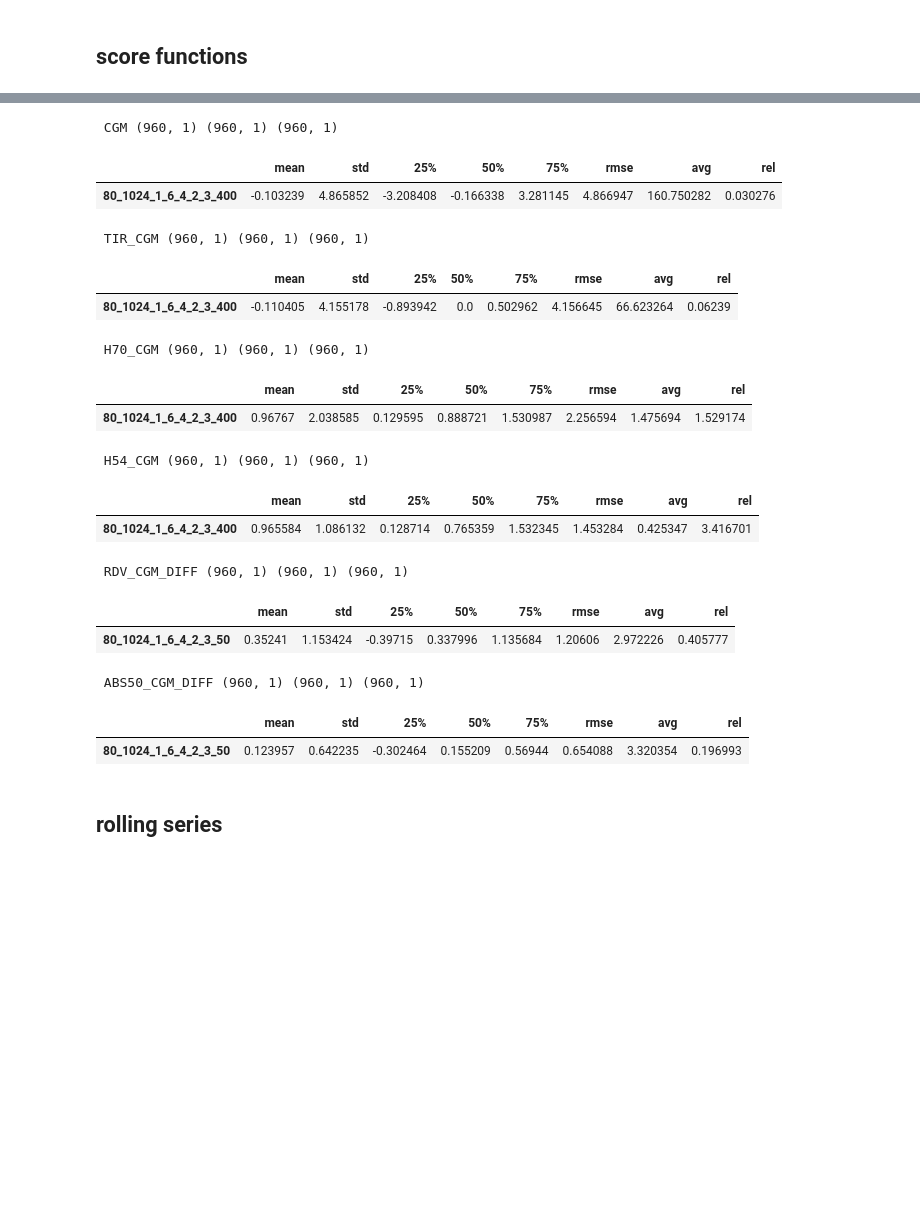
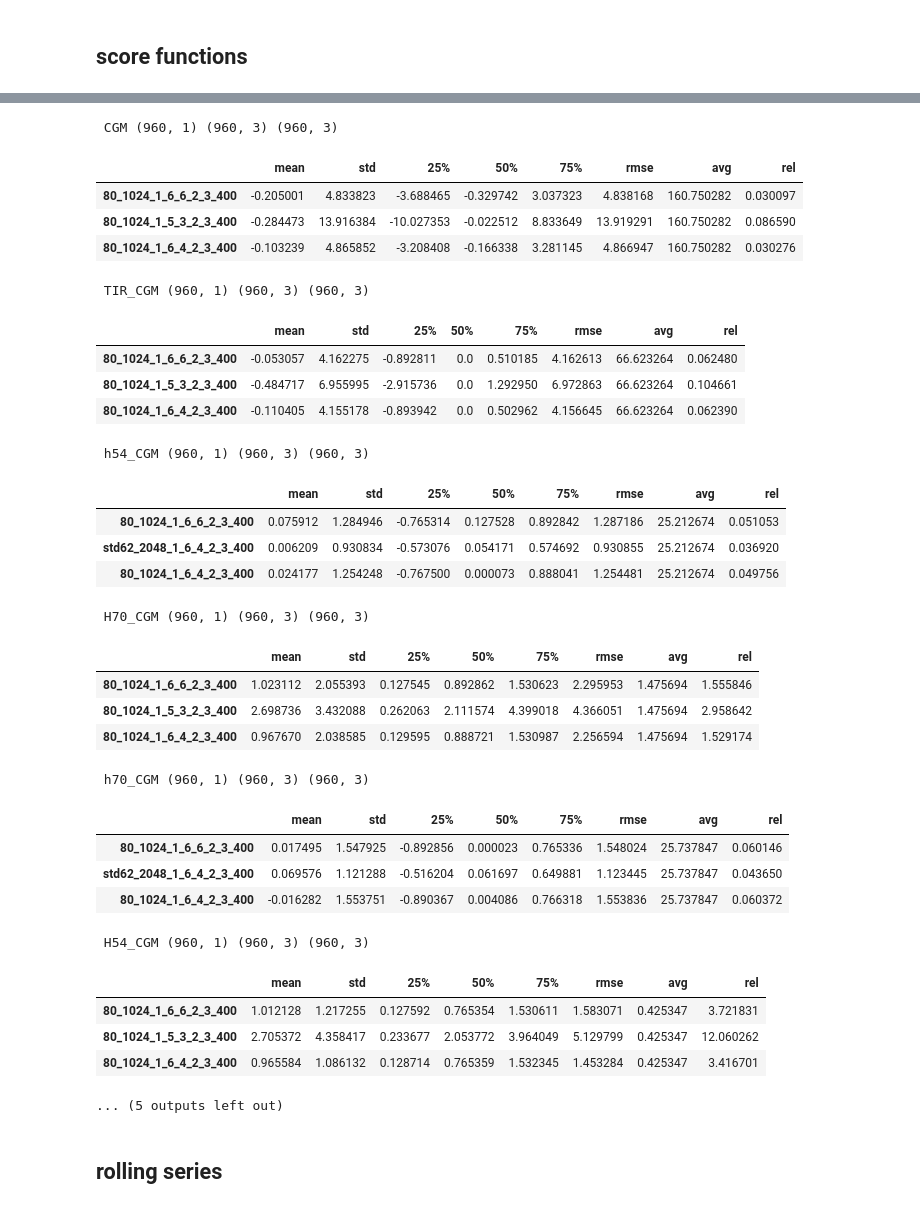
Before and after one commit to rickardbrannvall/teewondee, a Jupyter notebook: ewma_GVI/analyse_longer.ipynb, the cells around one changed output, grey strips where cells are left out. Saved outputs shown, nothing was run; the diff lists cells and outputs as text; code cells hidden in the pictures; blank space fills up the shorter version.

```diff
--- a/ewma_GVI/analyse_longer.ipynb
+++ b/ewma_GVI/analyse_longer.ipynb
@@ -22,6 +57,9 @@ df = pd.read_csv("data/%s.csv"%data, header=None, names=["ts","CGM"])
 df["TIR"] = df["CGM"].apply(lambda x: 100.0 if ((x<180) & (x>70)) else 0.0)
 df["H70"] = df["CGM"].apply(lambda x: 100.0 if (x<70) else 0.0)
 df["H54"] = df["CGM"].apply(lambda x: 100.0 if (x<54) else 0.0)
+df["h70"] = 25 + 0.5*df["H70"]
+df["h54"] = 25 + 0.5*df["H54"]
+
 
 df["DIFF"] = pd.read_csv("data/%s.csv"%diff, header=None, index_col=0).values
 df["ABS50"] = df["DIFF"].clip(-50.,50.).apply(np.abs)
@@ -94,37 +143,52 @@ for filepath in allfiles:
 # %%
-#fig, axs = plt.subplots(3,2, figsize=(12, 8))
+fig, axs = plt.subplots(4,2, figsize=(12, 8))
 for i, idx in enumerate(dth.keys()):
+    nom = idx.split("_")[0]
+    axs[i%4,i//4].set_ylabel(nom)
     tmp = pd.DataFrame(dth[idx], index=None)
-    #axs[i%3,i//3].plot(tmp)
-    tst = dfh[idx.split("_")[:1]]
-    #axs[i%3,i//3].plot(tst)
+    axs[i%4,i//4].plot(tmp)
+    tst = dfh[[nom]]
+    axs[i%4,i//4].plot(tst)
     err = tmp - tst.values
     #axs[i%3,i//3].plot(err)
     print("\n\n", idx, tst.shape, tmp.shape, err.shape)
     stats = err.describe().T[["mean","std","25%","50%","75%"]]
     stats["rmse"] = (stats["mean"]**2 + stats["std"]**2)**0.5
     stats["avg"] = tst.mean()[0]
     stats["rel"] = stats["rmse"]/stats["avg"]
     display(stats)
-#plt.show()
+plt.show()
 # %% [output]
- CGM (960, 1) (960, 1) (960, 1)
+ CGM (960, 1) (960, 3) (960, 3)
 |  | mean | std | 25% | 50% | 75% | rmse | avg | rel |
+| 80_1024_1_6_6_2_3_400 | -0.205001 | 4.833823 | -3.688465 | -0.329742 | 3.037323 | 4.838168 | 160.750282 | 0.030097 |
+| 80_1024_1_5_3_2_3_400 | -0.284473 | 13.916384 | -10.027353 | -0.022512 | 8.833649 | 13.919291 | 160.750282 | 0.086590 |
 | 80_1024_1_6_4_2_3_400 | -0.103239 | 4.865852 | -3.208408 | -0.166338 | 3.281145 | 4.866947 | 160.750282 | 0.030276 |
- TIR_CGM (960, 1) (960, 1) (960, 1)
+ TIR_CGM (960, 1) (960, 3) (960, 3)
 |  | mean | std | 25% | 50% | 75% | rmse | avg | rel |
-| 80_1024_1_6_4_2_3_400 | -0.110405 | 4.155178 | -0.893942 | 0.0 | 0.502962 | 4.156645 | 66.623264 | 0.06239 |
+| 80_1024_1_6_6_2_3_400 | -0.053057 | 4.162275 | -0.892811 | 0.0 | 0.510185 | 4.162613 | 66.623264 | 0.062480 |
+| 80_1024_1_5_3_2_3_400 | -0.484717 | 6.955995 | -2.915736 | 0.0 | 1.292950 | 6.972863 | 66.623264 | 0.104661 |
+| 80_1024_1_6_4_2_3_400 | -0.110405 | 4.155178 | -0.893942 | 0.0 | 0.502962 | 4.156645 | 66.623264 | 0.062390 |
- H70_CGM (960, 1) (960, 1) (960, 1)
+ h54_CGM (960, 1) (960, 3) (960, 3)
 |  | mean | std | 25% | 50% | 75% | rmse | avg | rel |
-| 80_1024_1_6_4_2_3_400 | 0.96767 | 2.038585 | 0.129595 | 0.888721 | 1.530987 | 2.256594 | 1.475694 | 1.529174 |
+| 80_1024_1_6_6_2_3_400 | 0.075912 | 1.284946 | -0.765314 | 0.127528 | 0.892842 | 1.287186 | 25.212674 | 0.051053 |
+| std62_2048_1_6_4_2_3_400 | 0.006209 | 0.930834 | -0.573076 | 0.054171 | 0.574692 | 0.930855 | 25.212674 | 0.036920 |
+| 80_1024_1_6_4_2_3_400 | 0.024177 | 1.254248 | -0.767500 | 0.000073 | 0.888041 | 1.254481 | 25.212674 | 0.049756 |
- H54_CGM (960, 1) (960, 1) (960, 1)
+ H70_CGM (960, 1) (960, 3) (960, 3)
 |  | mean | std | 25% | 50% | 75% | rmse | avg | rel |
-| 80_1024_1_6_4_2_3_400 | 0.965584 | 1.086132 | 0.128714 | 0.765359 | 1.532345 | 1.453284 | 0.425347 | 3.416701 |
+| 80_1024_1_6_6_2_3_400 | 1.023112 | 2.055393 | 0.127545 | 0.892862 | 1.530623 | 2.295953 | 1.475694 | 1.555846 |
+| 80_1024_1_5_3_2_3_400 | 2.698736 | 3.432088 | 0.262063 | 2.111574 | 4.399018 | 4.366051 | 1.475694 | 2.958642 |
+| 80_1024_1_6_4_2_3_400 | 0.967670 | 2.038585 | 0.129595 | 0.888721 | 1.530987 | 2.256594 | 1.475694 | 1.529174 |
- RDV_CGM_DIFF (960, 1) (960, 1) (960, 1)
+ h70_CGM (960, 1) (960, 3) (960, 3)
 |  | mean | std | 25% | 50% | 75% | rmse | avg | rel |
-| 80_1024_1_6_4_2_3_50 | 0.35241 | 1.153424 | -0.39715 | 0.337996 | 1.135684 | 1.20606 | 2.972226 | 0.405777 |
+| 80_1024_1_6_6_2_3_400 | 0.017495 | 1.547925 | -0.892856 | 0.000023 | 0.765336 | 1.548024 | 25.737847 | 0.060146 |
+| std62_2048_1_6_4_2_3_400 | 0.069576 | 1.121288 | -0.516204 | 0.061697 | 0.649881 | 1.123445 | 25.737847 | 0.043650 |
+| 80_1024_1_6_4_2_3_400 | -0.016282 | 1.553751 | -0.890367 | 0.004086 | 0.766318 | 1.553836 | 25.737847 | 0.060372 |
- ABS50_CGM_DIFF (960, 1) (960, 1) (960, 1)
+ H54_CGM (960, 1) (960, 3) (960, 3)
 |  | mean | std | 25% | 50% | 75% | rmse | avg | rel |
-| 80_1024_1_6_4_2_3_50 | 0.123957 | 0.642235 | -0.302464 | 0.155209 | 0.56944 | 0.654088 | 3.320354 | 0.196993 |
+| 80_1024_1_6_6_2_3_400 | 1.012128 | 1.217255 | 0.127592 | 0.765354 | 1.530611 | 1.583071 | 0.425347 | 3.721831 |
+| 80_1024_1_5_3_2_3_400 | 2.705372 | 4.358417 | 0.233677 | 2.053772 | 3.964049 | 5.129799 | 0.425347 | 12.060262 |
+| 80_1024_1_6_4_2_3_400 | 0.965584 | 1.086132 | 0.128714 | 0.765359 | 1.532345 | 1.453284 | 0.425347 | 3.416701 |
+... (5 outputs left out)
 # %% [markdown]
 ## rolling series
```
Also changed, not shown: parts of 29 cells of this notebook, 11 other files.
